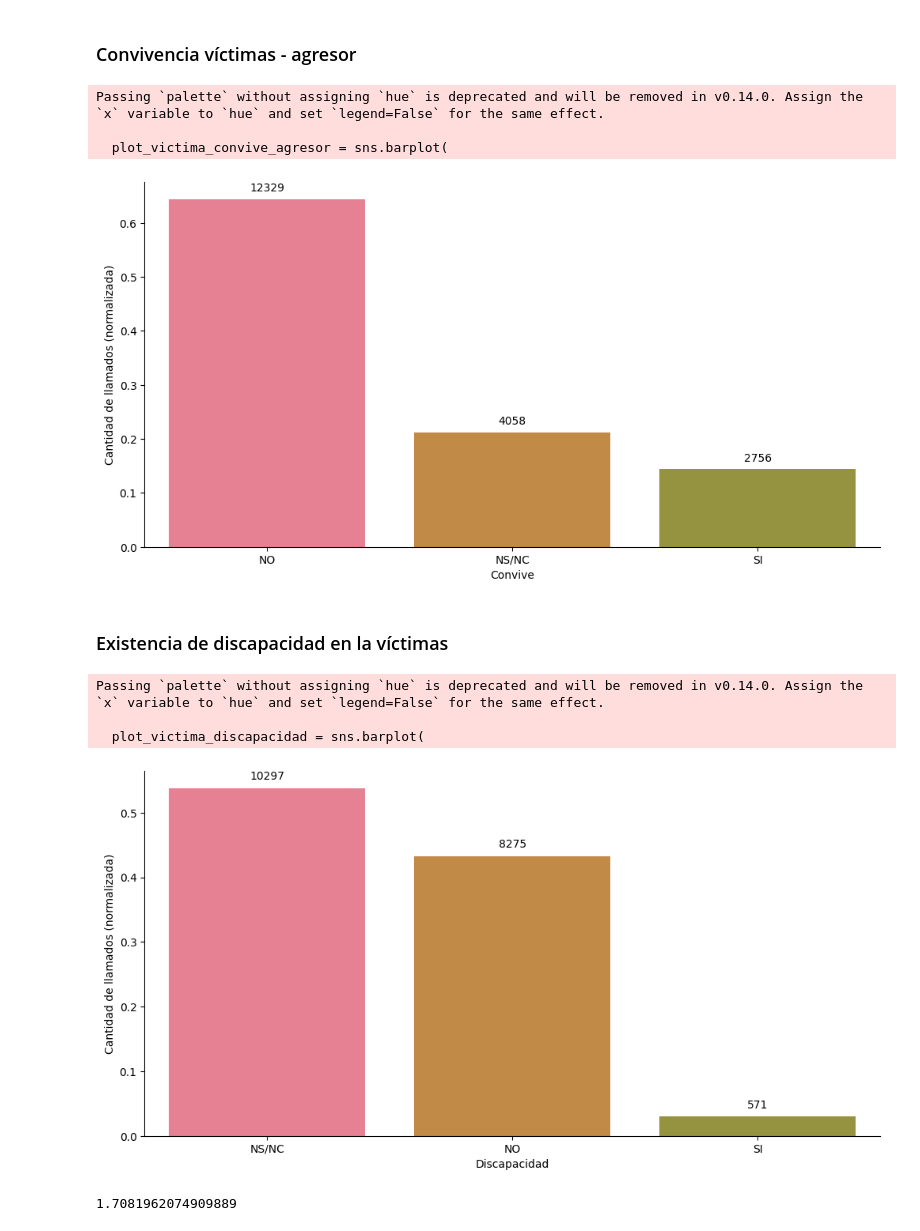
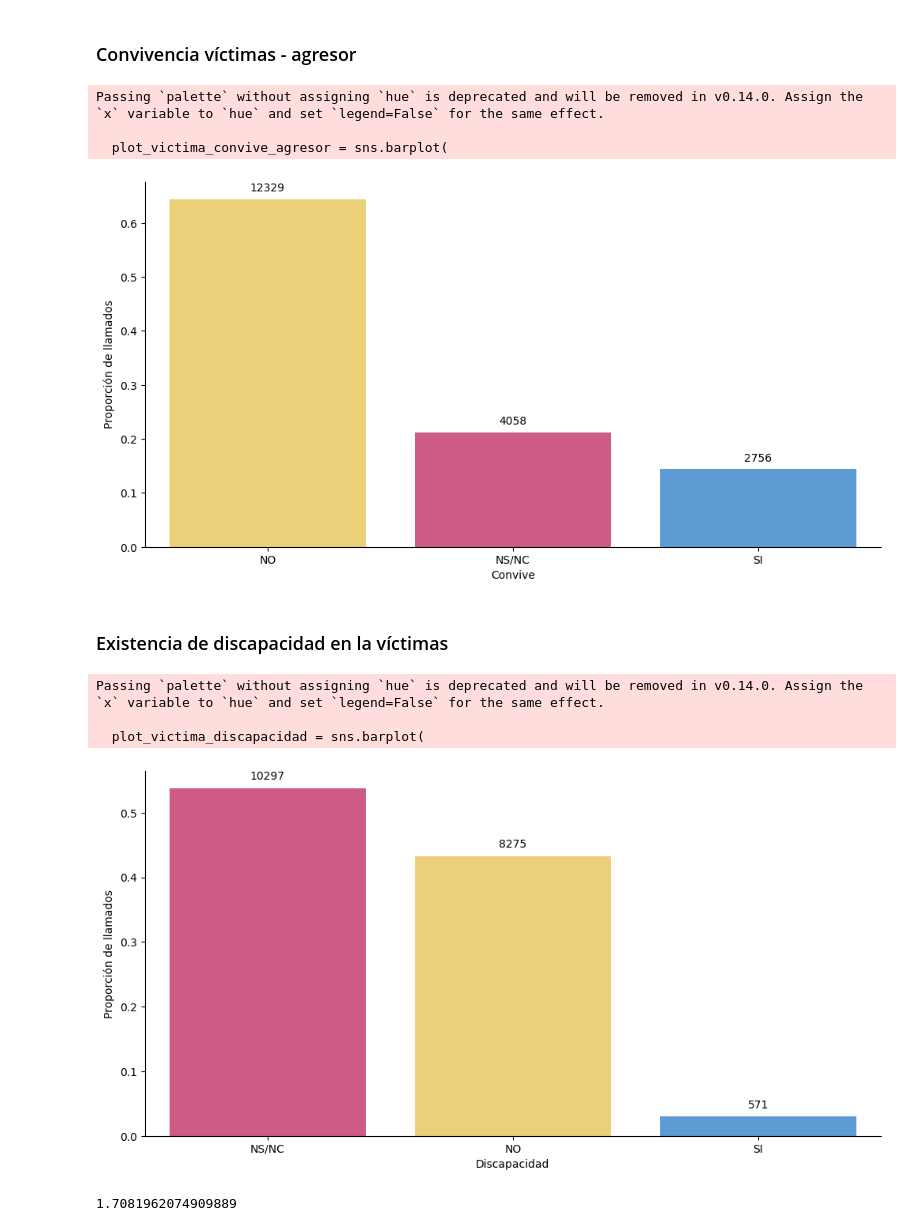
Before and after one commit to VicColombo/linea_137_llamados_vs, a Jupyter notebook: code/notebooks/exploracion_dataset_unificado.ipynb, the cells around one changed output. Cells and saved outputs as stored; diff of their text form; code cells hidden in the pictures.

```diff
--- a/code/notebooks/exploracion_dataset_unificado.ipynb
+++ b/code/notebooks/exploracion_dataset_unificado.ipynb
@@ -98,7 +100,7 @@ plt.figure(figsize=(12, 6))
 plot_genero = sns.barplot(
     x=llamados_v2.victima_genero.value_counts(normalize=True).index,
     y=llamados_v2.victima_genero.value_counts(normalize=True).values,
-    palette=sns.color_palette("husl", 9)
+    palette=sns.color_palette("Set2")
 )
 
 # Anotación de las barras
@@ -107,7 +109,7 @@ for i, count in enumerate(llamados_v2.victima_genero.value_counts().values):
                            str(count), ha='center', va='bottom')
 
 
-plot_genero.set(xlabel='Género de la víctima', ylabel='Cantidad de llamados (normalizada)')
+plot_genero.set(xlabel='Género de la víctima', ylabel='Proporción de llamados')
 
 plt.xticks(rotation=0)
 sns.despine()
@@ -155,11 +183,24 @@ Name: proportion, dtype: float64
 # %% [markdown]
 ### Vínculos denunciante-víctima
 # %%
-plot_vinculo_llamante = sns.catplot(x="llamante_vinculo", kind="count", data=llamados_v2, height=6, aspect=2, order=llamados_v2.llamante_vinculo.value_counts().index, palette=sns.color_palette("husl", 16))
-plot_vinculo_llamante.set(xlabel='vinculo de quien denuncia con la víctima', ylabel='cantidad de denuncias')
-plt.title("Distribución de vínculos denunciante-víctima")
+plt.figure(figsize=(12, 6))
+plot_vinculo_llamante = sns.barplot(
+    x=llamados_v2.llamante_vinculo.value_counts(normalize=True).index,
+    y=llamados_v2.llamante_vinculo.value_counts(normalize=True).values,
+    palette=sns.color_palette("Set2")
+)
+
+# Anotación de las barras
+for i, count in enumerate(llamados_v2.llamante_vinculo.value_counts().values):
+    plot_vinculo_llamante.text(i, llamados_v2.llamante_vinculo.value_counts(normalize=True).values[i] + 0.01,
+                           str(count), ha='center', va='bottom')
+
+
+plot_vinculo_llamante.set(xlabel='Vínculo llamante-víctima', ylabel='Proporción de llamados')
+
 plt.xticks(rotation=90)
-plt.show
+sns.despine()
+plt.show()
 # %% [output]
 Passing `palette` without assigning `hue` is deprecated and will be removed in v0.14.0. Assign the `x` variable to `hue` and set `legend=False` for the same effect.
 
@@ -211,7 +253,7 @@ plt.figure(figsize=(12, 6))
 plot_hecho_lugar = sns.barplot(
     x=llamados_v2.hecho_lugar.value_counts(normalize=True).index,
     y=llamados_v2.hecho_lugar.value_counts(normalize=True).values,
-    palette=sns.color_palette("husl", 9)
+    palette=sns.color_palette("Set2")
 )
 
 # Anotación de las barras
@@ -220,7 +262,7 @@ for i, count in enumerate(llamados_v2.hecho_lugar.value_counts().values):
                            str(count), ha='center', va='bottom')
 
 
-plot_hecho_lugar.set(xlabel='Lugar de los hechos', ylabel='Cantidad de llamados (normalizada)')
+plot_hecho_lugar.set(xlabel='Lugar de los hechos', ylabel='Proporción de llamados')
 
 plt.xticks(rotation=90)
 sns.despine()
@@ -273,7 +315,7 @@ age_group_counts_df = age_group_counts_df.div(age_group_counts_df.sum(axis=0), a
 
 # Plot the original normalized SI counts
 plt.figure(figsize=(14, 8))
-plot = sns.barplot(x=si_counts_normalized.index, y=si_counts_normalized.values, palette='husl')
+plot = sns.barplot(x=si_counts_normalized.index, y=si_counts_normalized.values, palette=sns.color_palette("Set2"))
 
 # Annotate the bars with the actual counts
 for i, count in enumerate(si_counts):
@@ -316,37 +439,41 @@ Passing `palette` without assigning `hue` is deprecated and will be removed in v
 # %% [markdown]
 ### Convivencia víctimas - agresor
 # %%
+palette_sino_desat ={"SI": "#4a9ae8", "NO": "#ffd966", "NS/NC": "#e04881"}
+
 plt.figure(figsize=(12, 6))
 plot_victima_convive_agresor = sns.barplot(
     x=llamados_v2.victima_convive_agresor.value_counts(normalize=True).index,
     y=llamados_v2.victima_convive_agresor.value_counts(normalize=True).values,
-    palette=sns.color_palette("husl", 9)
+    palette=palette_sino_desat
 )
 
 # Anotación de las barras
 for i, count in enumerate(llamados_v2.victima_convive_agresor.value_counts().values):
     plot_victima_convive_agresor.text(i, llamados_v2.victima_convive_agresor.value_counts(normalize=True).values[i] + 0.01,
                            str(count), ha='center', va='bottom')
 
 
-plot_victima_convive_agresor.set(xlabel='Convive', ylabel='Cantidad de llamados (normalizada)')
+plot_victima_convive_agresor.set(xlabel='Convive', ylabel='Proporción de llamados')
 
 plt.xticks(rotation=0)
 sns.despine()
 plt.show()
 # %% [output]
 Passing `palette` without assigning `hue` is deprecated and will be removed in v0.14.0. Assign the `x` variable to `hue` and set `legend=False` for the same effect.
 
   plot_victima_convive_agresor = sns.barplot(
-[figure, old version]
+[figure, new version]
 # %% [markdown]
 ### Existencia de discapacidad en la víctimas
 # %%
+palette_sino_desat ={"SI": "#4a9ae8", "NO": "#ffd966", "NS/NC": "#e04881"}
+
 plt.figure(figsize=(12, 6))
 plot_victima_discapacidad = sns.barplot(
     x=llamados_v2.victima_discapacidad.value_counts(normalize=True).index,
     y=llamados_v2.victima_discapacidad.value_counts(normalize=True).values,
-    palette=sns.color_palette("husl", 9)
+    palette=palette_sino_desat
 )
 
 # Anotación de las barras
@@ -355,7 +482,7 @@ for i, count in enumerate(llamados_v2.victima_discapacidad.value_counts().values
                            str(count), ha='center', va='bottom')
 
 
-plot_victima_discapacidad.set(xlabel='Discapacidad', ylabel='Cantidad de llamados (normalizada)')
+plot_victima_discapacidad.set(xlabel='Discapacidad', ylabel='Proporción de llamados')
 
 plt.xticks(rotation=0)
 sns.despine()
@@ -364,7 +491,7 @@ plt.show()
 Passing `palette` without assigning `hue` is deprecated and will be removed in v0.14.0. Assign the `x` variable to `hue` and set `legend=False` for the same effect.
 
   plot_victima_discapacidad = sns.barplot(
-[figure, old version]
+[figure, new version]
 # %%
 ((163+164)/19143)*100
 # %% [output]
```
Also changed, not shown: parts of 26 cells of this notebook, 25 other files.
